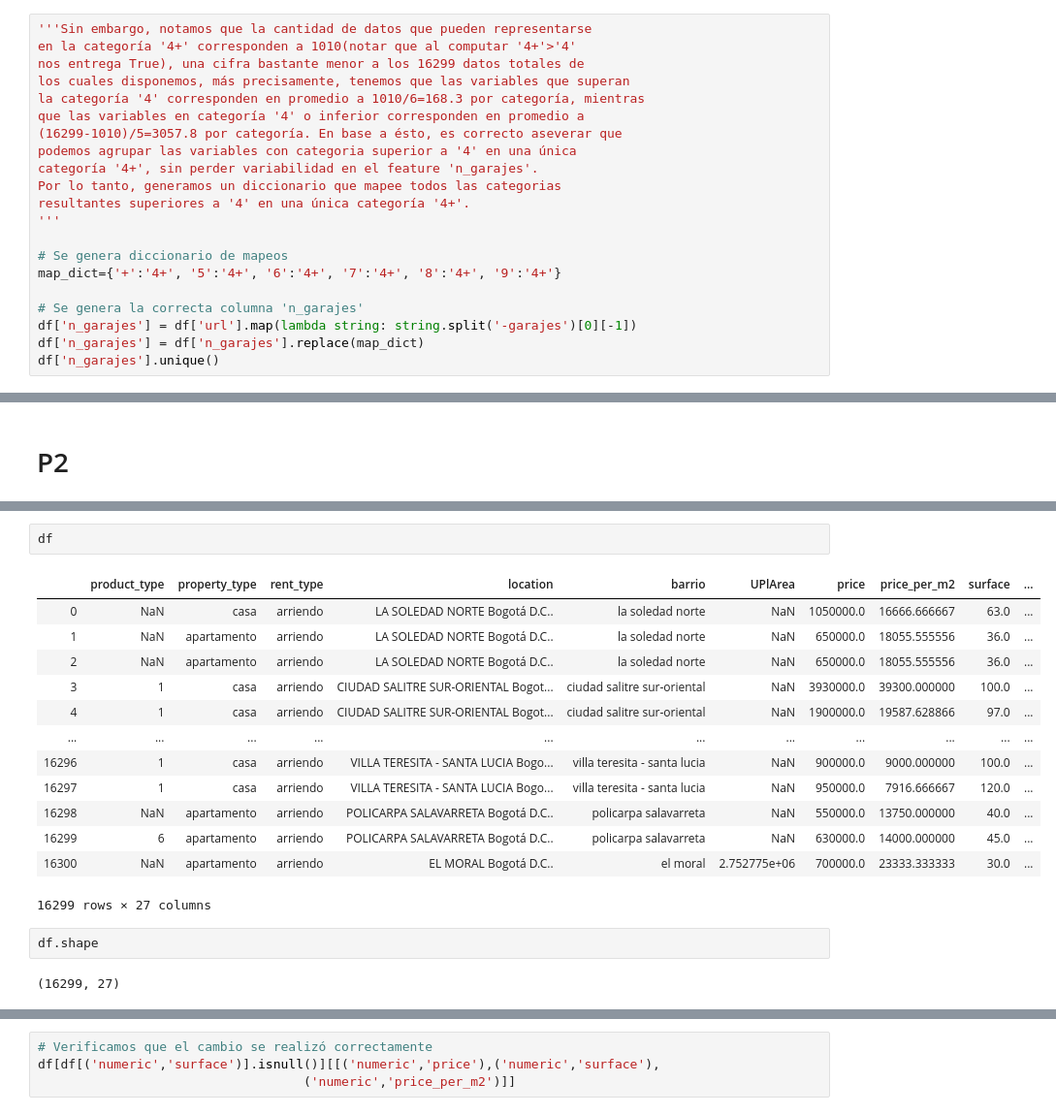
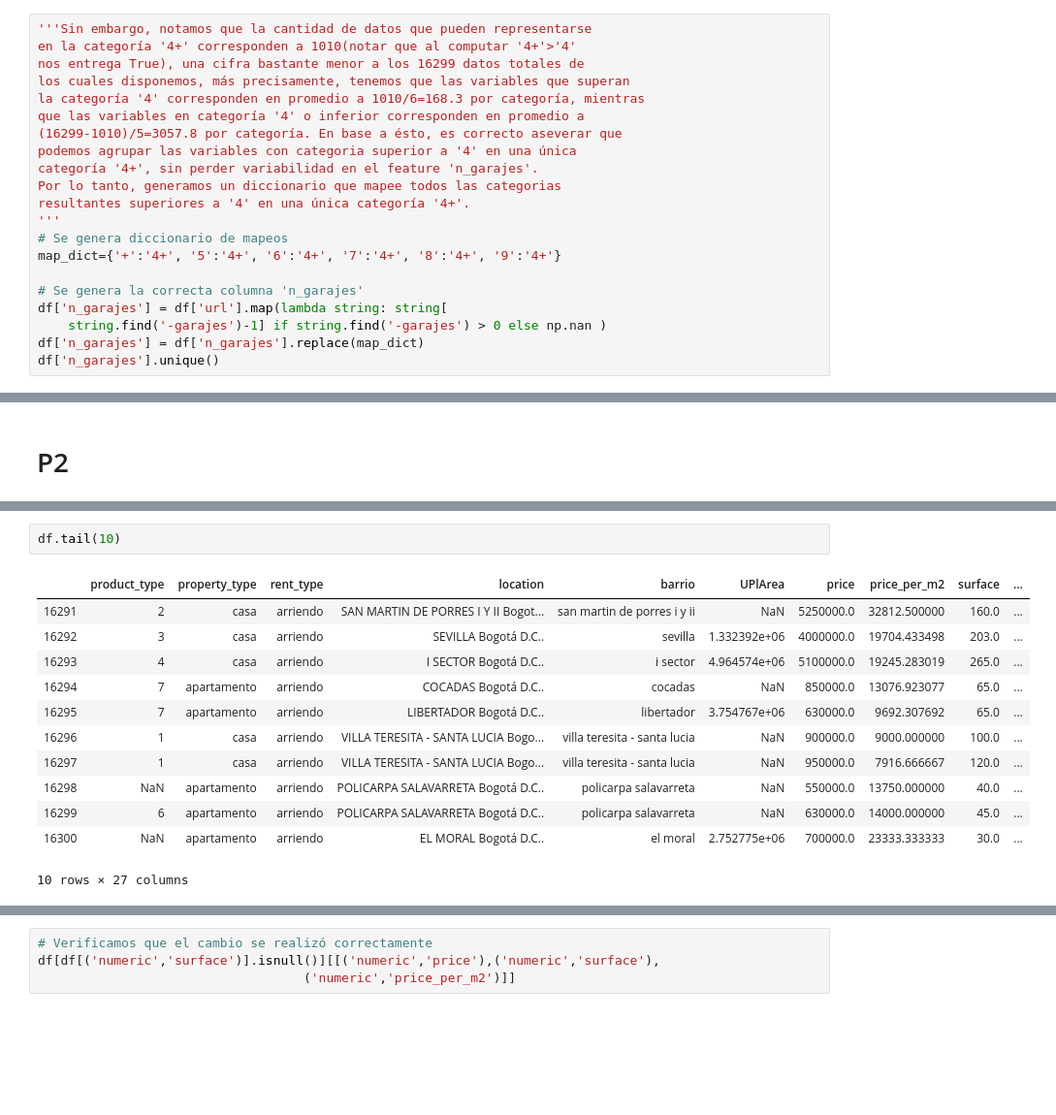
Before and after one commit to kurtwalsen/MA6202-Tarea-1, a Jupyter notebook: tarea1.ipynb, the cells around one changed output, grey strips where cells are left out. Shown at 97% size. Drawn from its saved outputs; the diff is of its cells as text; blank space fills up the shorter version.

```diff
--- a/tarea1.ipynb
+++ b/tarea1.ipynb
@@ -388,12 +388,12 @@ categoría '4+', sin perder variabilidad en el feature 'n_garajes'.
 Por lo tanto, generamos un diccionario que mapee todos las categorias
 resultantes superiores a '4' en una única categoría '4+'.
 '''
-
 # Se genera diccionario de mapeos
 map_dict={'+':'4+', '5':'4+', '6':'4+', '7':'4+', '8':'4+', '9':'4+'}
 
 # Se genera la correcta columna 'n_garajes'
-df['n_garajes'] = df['url'].map(lambda string: string.split('-garajes')[0][-1])
+df['n_garajes'] = df['url'].map(lambda string: string[
+    string.find('-garajes')-1] if string.find('-garajes') > 0 else np.nan )
 df['n_garajes'] = df['n_garajes'].replace(map_dict)
 df['n_garajes'].unique()
 # %% [output]
@@ -835,20 +853,15 @@ sns.scatterplot(A,B)
 # %%
-df
+df.tail(10)
 # %% [output]
 |  | product_type | property_type | rent_type | location | barrio | UPlArea | price | price_per_m2 | surface | ... |
-| 0 | NaN | casa | arriendo | LA SOLEDAD NORTE Bogotá D.C.. | la soledad norte | NaN | 1050000.0 | 16666.666667 | 63.0 | ... |
-| 1 | NaN | apartamento | arriendo | LA SOLEDAD NORTE Bogotá D.C.. | la soledad norte | NaN | 650000.0 | 18055.555556 | 36.0 | ... |
-| 2 | NaN | apartamento | arriendo | LA SOLEDAD NORTE Bogotá D.C.. | la soledad norte | NaN | 650000.0 | 18055.555556 | 36.0 | ... |
-| 3 | 1 | casa | arriendo | CIUDAD SALITRE SUR-ORIENTAL Bogot... | ciudad salitre sur-oriental | NaN | 3930000.0 | 39300.000000 | 100.0 | ... |
-| 4 | 1 | casa | arriendo | CIUDAD SALITRE SUR-ORIENTAL Bogot... | ciudad salitre sur-oriental | NaN | 1900000.0 | 19587.628866 | 97.0 | ... |
-| ... | ... | ... | ... | ... | ... | ... | ... | ... | ... | ... |
+| 16291 | 2 | casa | arriendo | SAN MARTIN DE PORRES I Y II Bogot... | san martin de porres i y ii | NaN | 5250000.0 | 32812.500000 | 160.0 | ... |
+| 16292 | 3 | casa | arriendo | SEVILLA Bogotá D.C.. | sevilla | 1.332392e+06 | 4000000.0 | 19704.433498 | 203.0 | ... |
+| 16293 | 4 | casa | arriendo | I SECTOR Bogotá D.C.. | i sector | 4.964574e+06 | 5100000.0 | 19245.283019 | 265.0 | ... |
+| 16294 | 7 | apartamento | arriendo | COCADAS Bogotá D.C.. | cocadas | NaN | 850000.0 | 13076.923077 | 65.0 | ... |
+| 16295 | 7 | apartamento | arriendo | LIBERTADOR Bogotá D.C.. | libertador | 3.754767e+06 | 630000.0 | 9692.307692 | 65.0 | ... |
 | 16296 | 1 | casa | arriendo | VILLA TERESITA - SANTA LUCIA Bogo... | villa teresita - santa lucia | NaN | 900000.0 | 9000.000000 | 100.0 | ... |
 | 16297 | 1 | casa | arriendo | VILLA TERESITA - SANTA LUCIA Bogo... | villa teresita - santa lucia | NaN | 950000.0 | 7916.666667 | 120.0 | ... |
 | 16298 | NaN | apartamento | arriendo | POLICARPA SALAVARRETA Bogotá D.C.. | policarpa salavarreta | NaN | 550000.0 | 13750.000000 | 40.0 | ... |
 | 16299 | 6 | apartamento | arriendo | POLICARPA SALAVARRETA Bogotá D.C.. | policarpa salavarreta | NaN | 630000.0 | 14000.000000 | 45.0 | ... |
 | 16300 | NaN | apartamento | arriendo | EL MORAL Bogotá D.C.. | el moral | 2.752775e+06 | 700000.0 | 23333.333333 | 30.0 | ... |
-16299 rows × 27 columns
+10 rows × 27 columns
-# %%
-df.shape
-# %% [output]
-(16299, 27)
```
Also changed, not shown: parts of 98 cells of this notebook.
